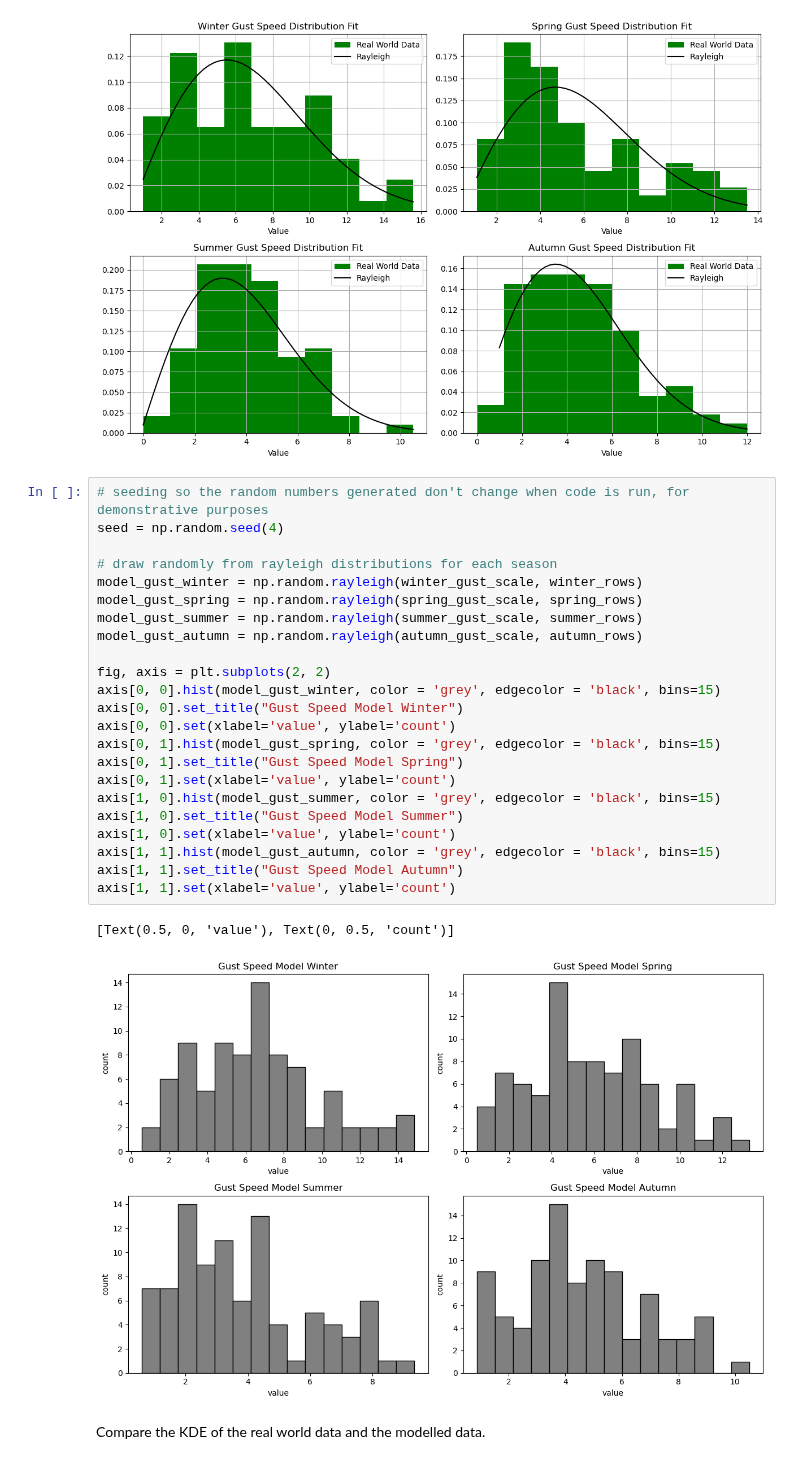
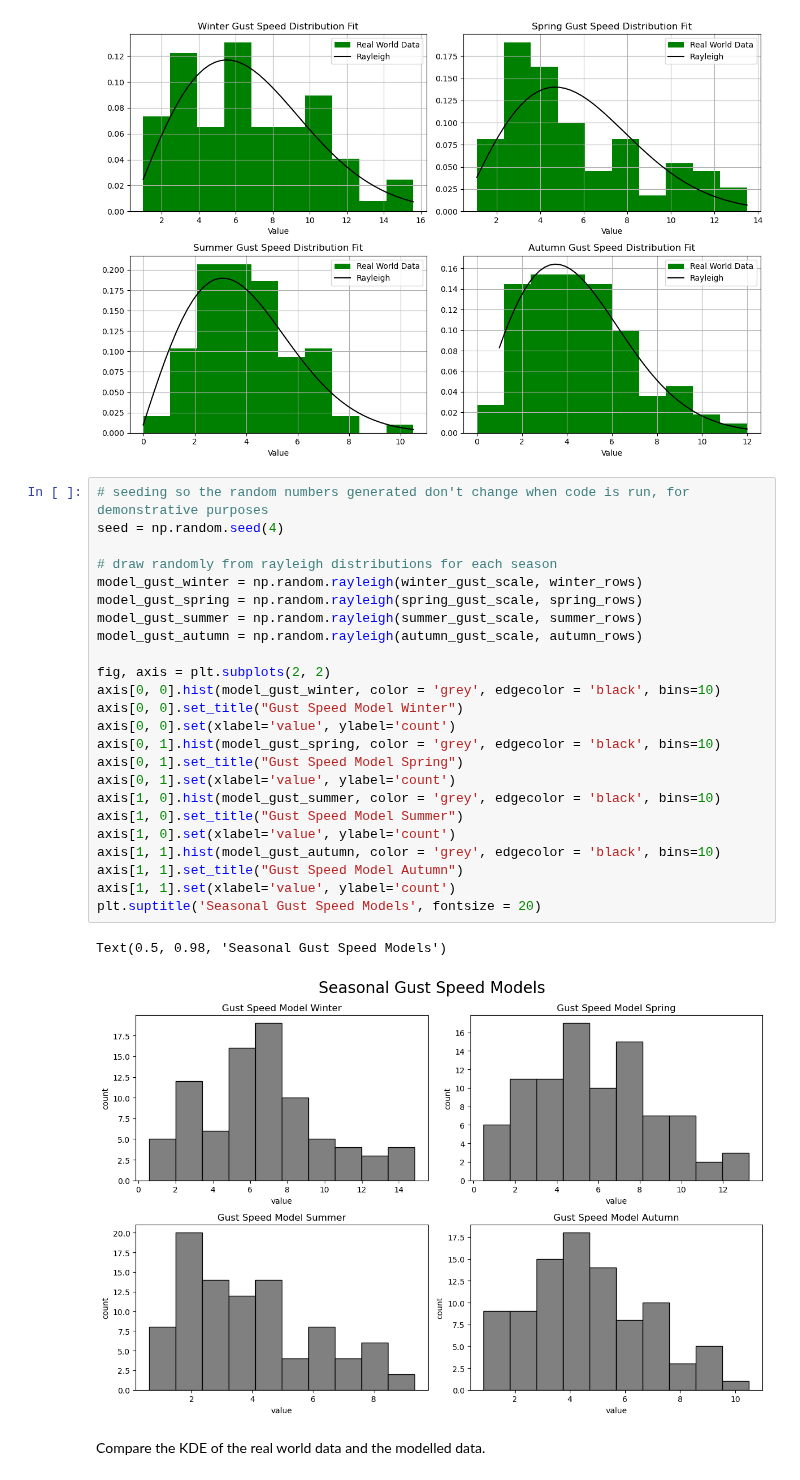
Before and after one commit to humphs078/ProgrammingforDataAnalysisAssignment_1, a Jupyter notebook: submission_notebook.ipynb, the cells around one changed output. Saved outputs shown, nothing was run; the diff lists cells and outputs as text.

```diff
--- a/submission_notebook.ipynb
+++ b/submission_notebook.ipynb
@@ -439,29 +439,30 @@ axe[1, 1].grid()
 # %%
 # seeding so the random numbers generated don't change when code is run, for demonstrative purposes
 seed = np.random.seed(4)
 
 # draw randomly from rayleigh distributions for each season
 model_gust_winter = np.random.rayleigh(winter_gust_scale, winter_rows)
 model_gust_spring = np.random.rayleigh(spring_gust_scale, spring_rows)
 model_gust_summer = np.random.rayleigh(summer_gust_scale, summer_rows)
 model_gust_autumn = np.random.rayleigh(autumn_gust_scale, autumn_rows)
 
 fig, axis = plt.subplots(2, 2)
-axis[0, 0].hist(model_gust_winter, color = 'grey', edgecolor = 'black', bins=15)
+axis[0, 0].hist(model_gust_winter, color = 'grey', edgecolor = 'black', bins=10)
 axis[0, 0].set_title("Gust Speed Model Winter")
 axis[0, 0].set(xlabel='value', ylabel='count')
-axis[0, 1].hist(model_gust_spring, color = 'grey', edgecolor = 'black', bins=15)
+axis[0, 1].hist(model_gust_spring, color = 'grey', edgecolor = 'black', bins=10)
 axis[0, 1].set_title("Gust Speed Model Spring")
 axis[0, 1].set(xlabel='value', ylabel='count')
-axis[1, 0].hist(model_gust_summer, color = 'grey', edgecolor = 'black', bins=15)
+axis[1, 0].hist(model_gust_summer, color = 'grey', edgecolor = 'black', bins=10)
 axis[1, 0].set_title("Gust Speed Model Summer")
 axis[1, 0].set(xlabel='value', ylabel='count')
-axis[1, 1].hist(model_gust_autumn, color = 'grey', edgecolor = 'black', bins=15)
+axis[1, 1].hist(model_gust_autumn, color = 'grey', edgecolor = 'black', bins=10)
 axis[1, 1].set_title("Gust Speed Model Autumn")
 axis[1, 1].set(xlabel='value', ylabel='count')
+plt.suptitle('Seasonal Gust Speed Models', fontsize = 20)
 # %% [output]
-[Text(0.5, 0, 'value'), Text(0, 0.5, 'count')]
+Text(0.5, 0.98, 'Seasonal Gust Speed Models')
-[figure, old version]
+[figure, new version]
 # %% [markdown]
 Compare the KDE of the real world data and the modelled data.
 # %% [markdown]
```
Also changed, not shown: parts of 12 cells of this notebook.
